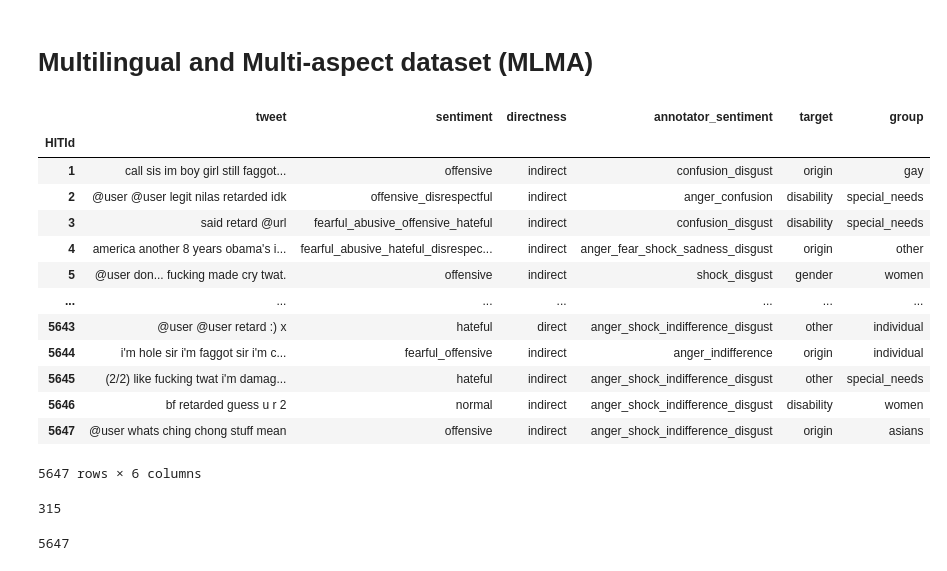
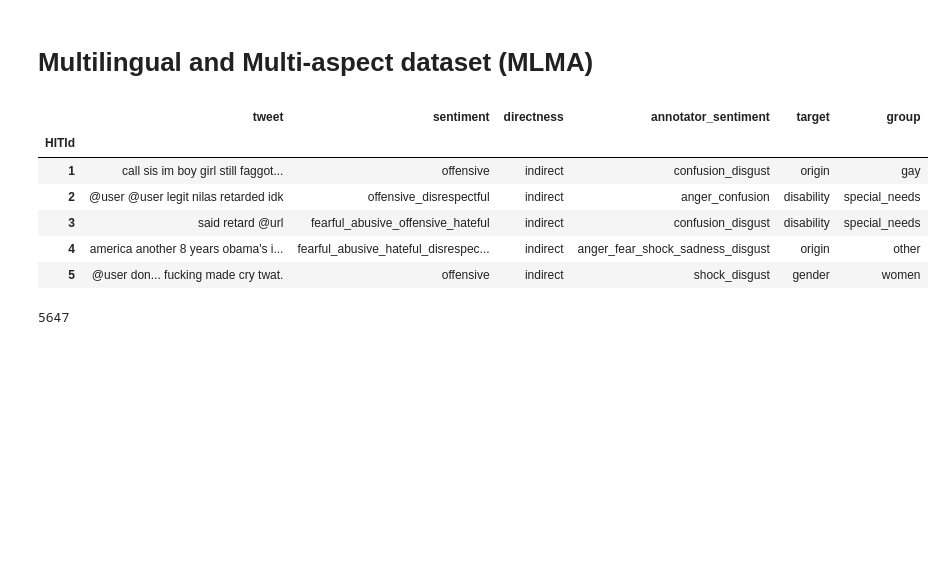
Before and after one commit to michaelmilleryoder/hate_speech_identities, a Jupyter notebook: jupyter/datasets.ipynb, the cells around one changed output. Drawn from its saved outputs; the diff is of its cells as text; code cells hidden in the pictures; blank space fills up the shorter version.

```diff
--- a/jupyter/datasets.ipynb
+++ b/jupyter/datasets.ipynb
@@ -538,29 +589,19 @@ data.loc[data['targetMinority'].str.contains('black folks, asian folks, latino/l
 # %%
 import os
 import pandas as pd
 
 dirpath = '/storage2/mamille3/data/hate_speech/mlma/'
 fpath = os.path.join(dirpath, 'en_dataset.csv')
 data = pd.read_csv(fpath, index_col=0)
-data
+line = ['mlma_en', len(data)]
+data.head()
 # %% [output]
 |  | tweet | sentiment | directness | annotator_sentiment | target | group |
 | HITId |  |  |  |  |  |  |
 | 1 | call sis im boy girl still faggot... | offensive | indirect | confusion_disgust | origin | gay |
 | 2 | @user @user legit nilas retarded idk | offensive_disrespectful | indirect | anger_confusion | disability | special_needs |
 | 3 | said retard @url | fearful_abusive_offensive_hateful | indirect | confusion_disgust | disability | special_needs |
 | 4 | america another 8 years obama's i... | fearful_abusive_hateful_disrespec... | indirect | anger_fear_shock_sadness_disgust | origin | other |
 | 5 | @user don... fucking made cry twat. | offensive | indirect | shock_disgust | gender | women |
-| ... | ... | ... | ... | ... | ... | ... |
-| 5643 | @user @user retard :) x | hateful | direct | anger_shock_indifference_disgust | other | individual |
-| 5644 | i'm hole sir i'm faggot sir i'm c... | fearful_offensive | indirect | anger_indifference | origin | individual |
-| 5645 | (2/2) like fucking twat i'm damag... | hateful | indirect | anger_shock_indifference_disgust | other | special_needs |
-| 5646 | bf retarded guess u r 2 | normal | indirect | anger_shock_indifference_disgust | disability | women |
-| 5647 | @user whats ching chong stuff mean | offensive | indirect | anger_shock_indifference_disgust | origin | asians |
-5647 rows × 6 columns
-# %%
-len(data.loc[data['sentiment']=='hateful'])
-# %% [output]
-315
 # %%
 vc = data.group.value_counts()
```
Also changed, not shown: parts of 53 cells of this notebook.
